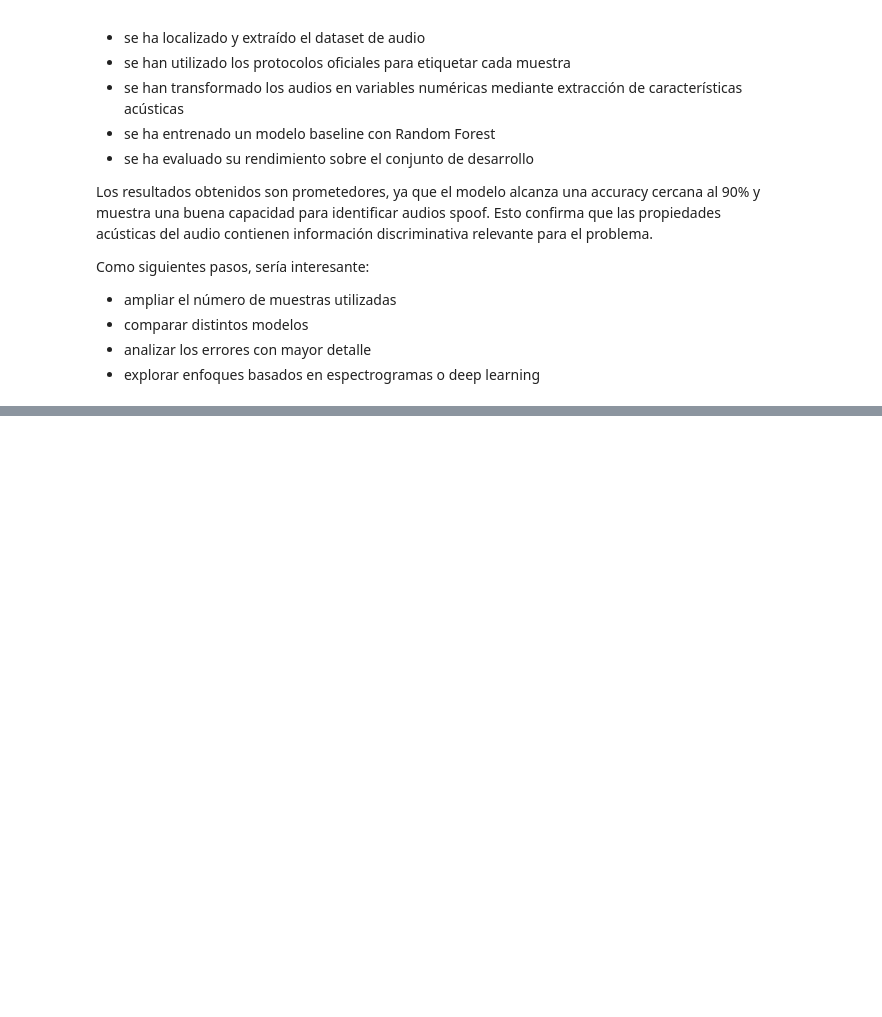
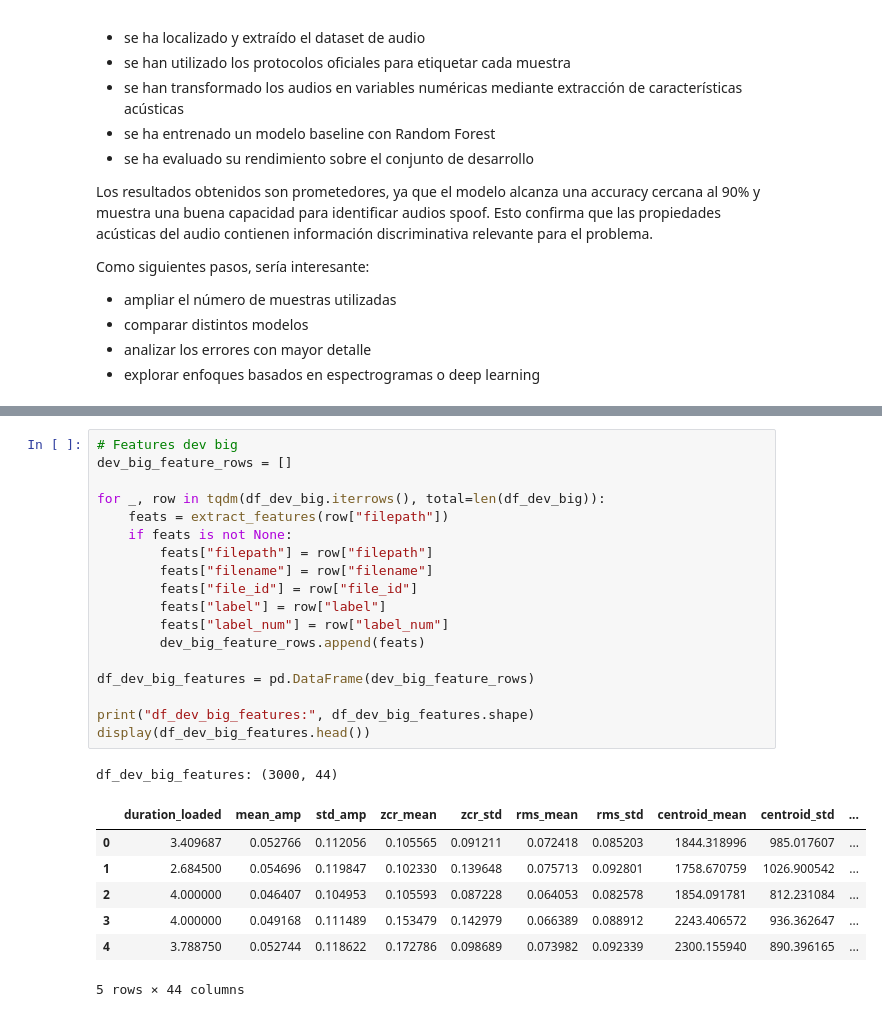
Before and after one commit to oaalikouche12-bot/reto-telefonica, a Jupyter notebook: Reto_Telefonica.ipynb, the cells around one changed output, grey strips where cells are left out. Saved outputs shown, nothing was run; the diff lists cells and outputs as text; blank space fills up the shorter version.

```diff
--- a/Reto_Telefonica.ipynb
+++ b/Reto_Telefonica.ipynb
@@ -1027,0 +1979,27 @@ Como siguientes pasos, sería interesante:
+# %%
+# Features dev big
+dev_big_feature_rows = []
+
+for _, row in tqdm(df_dev_big.iterrows(), total=len(df_dev_big)):
+    feats = extract_features(row["filepath"])
+    if feats is not None:
+        feats["filepath"] = row["filepath"]
+        feats["filename"] = row["filename"]
+        feats["file_id"] = row["file_id"]
+        feats["label"] = row["label"]
+        feats["label_num"] = row["label_num"]
+        dev_big_feature_rows.append(feats)
+
+df_dev_big_features = pd.DataFrame(dev_big_feature_rows)
+
+print("df_dev_big_features:", df_dev_big_features.shape)
+display(df_dev_big_features.head())
+# %% [output]
+df_dev_big_features: (3000, 44)
+|  | duration_loaded | mean_amp | std_amp | zcr_mean | zcr_std | rms_mean | rms_std | centroid_mean | centroid_std | ... |
+| 0 | 3.409687 | 0.052766 | 0.112056 | 0.105565 | 0.091211 | 0.072418 | 0.085203 | 1844.318996 | 985.017607 | ... |
+| 1 | 2.684500 | 0.054696 | 0.119847 | 0.102330 | 0.139648 | 0.075713 | 0.092801 | 1758.670759 | 1026.900542 | ... |
+| 2 | 4.000000 | 0.046407 | 0.104953 | 0.105593 | 0.087228 | 0.064053 | 0.082578 | 1854.091781 | 812.231084 | ... |
+| 3 | 4.000000 | 0.049168 | 0.111489 | 0.153479 | 0.142979 | 0.066389 | 0.088912 | 2243.406572 | 936.362647 | ... |
+| 4 | 3.788750 | 0.052744 | 0.118622 | 0.172786 | 0.098689 | 0.073982 | 0.092339 | 2300.155940 | 890.396165 | ... |
+5 rows × 44 columns
```
Also changed, not shown: parts of 76 cells of this notebook.
